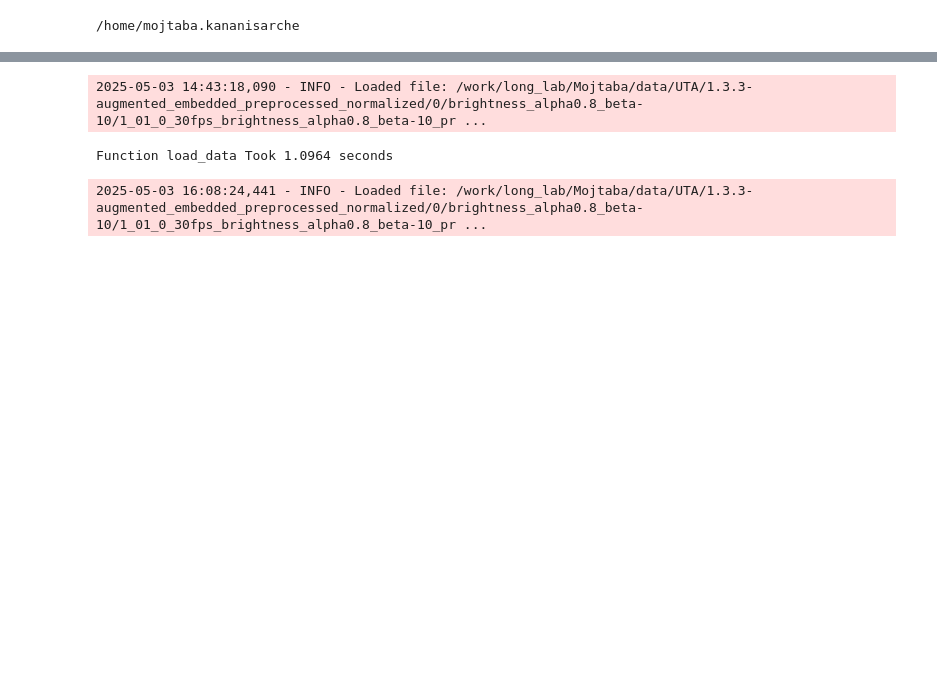
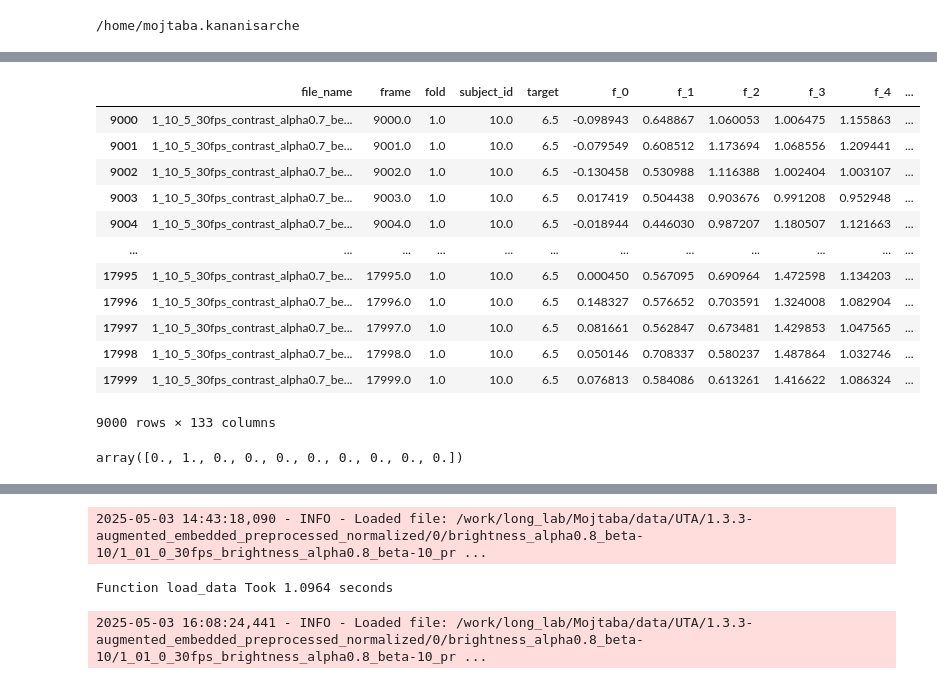
Before and after one commit to Roobahist/fatigue-detection, a Jupyter notebook: temp/temp.ipynb, the cells around one changed output, grey strips where cells are left out. Saved outputs shown, nothing was run; the diff lists cells and outputs as text; code cells hidden in the pictures; blank space fills up the shorter version.

```diff
--- a/temp/temp.ipynb
+++ b/temp/temp.ipynb
@@ -4,0 +20,3 @@
+# %%
+a = np.empty(5, dtype='object')
+a[6] = 1
@@ -4,0 +491,33 @@
+# %%
+b.index = a
+# %%
+b
+# %% [output]
+|  | file_name | frame | fold | subject_id | target | f_0 | f_1 | f_2 | f_3 | f_4 | ... |
+| 9000 | 1_10_5_30fps_contrast_alpha0.7_be... | 9000.0 | 1.0 | 10.0 | 6.5 | -0.098943 | 0.648867 | 1.060053 | 1.006475 | 1.155863 | ... |
+| 9001 | 1_10_5_30fps_contrast_alpha0.7_be... | 9001.0 | 1.0 | 10.0 | 6.5 | -0.079549 | 0.608512 | 1.173694 | 1.068556 | 1.209441 | ... |
+| 9002 | 1_10_5_30fps_contrast_alpha0.7_be... | 9002.0 | 1.0 | 10.0 | 6.5 | -0.130458 | 0.530988 | 1.116388 | 1.002404 | 1.003107 | ... |
+| 9003 | 1_10_5_30fps_contrast_alpha0.7_be... | 9003.0 | 1.0 | 10.0 | 6.5 | 0.017419 | 0.504438 | 0.903676 | 0.991208 | 0.952948 | ... |
+| 9004 | 1_10_5_30fps_contrast_alpha0.7_be... | 9004.0 | 1.0 | 10.0 | 6.5 | -0.018944 | 0.446030 | 0.987207 | 1.180507 | 1.121663 | ... |
+| ... | ... | ... | ... | ... | ... | ... | ... | ... | ... | ... | ... |
+| 17995 | 1_10_5_30fps_contrast_alpha0.7_be... | 17995.0 | 1.0 | 10.0 | 6.5 | 0.000450 | 0.567095 | 0.690964 | 1.472598 | 1.134203 | ... |
+| 17996 | 1_10_5_30fps_contrast_alpha0.7_be... | 17996.0 | 1.0 | 10.0 | 6.5 | 0.148327 | 0.576652 | 0.703591 | 1.324008 | 1.082904 | ... |
+| 17997 | 1_10_5_30fps_contrast_alpha0.7_be... | 17997.0 | 1.0 | 10.0 | 6.5 | 0.081661 | 0.562847 | 0.673481 | 1.429853 | 1.047565 | ... |
+| 17998 | 1_10_5_30fps_contrast_alpha0.7_be... | 17998.0 | 1.0 | 10.0 | 6.5 | 0.050146 | 0.708337 | 0.580237 | 1.487864 | 1.032746 | ... |
+| 17999 | 1_10_5_30fps_contrast_alpha0.7_be... | 17999.0 | 1.0 | 10.0 | 6.5 | 0.076813 | 0.584086 | 0.613261 | 1.416622 | 1.086324 | ... |
+9000 rows × 133 columns
+# %%
+    print("predicting")
+    if type(x) == MyDataGenerator:
+        y_pred = np.zeros(len(y_true))
+        batch_size = x.batch_size
+        num_batches = len(x)
+        for i in range(num_batches):
+            y_pred_temp = model.predict(x.__getitem__(i), verbose=0).flatten()
+            y_pred[i*batch_size : i*batch_size + len(y_pred_temp)] = y_pred_temp
+            assert (i!=num_batches or len(y_pred_temp)==batch_size), f"Batch {i} Incomplete, expected {batch_size} but received {len(y_pred_temp)} "
+
+        y_true = x.true_labels['y']
+        group_identifiers = x.true_labels['g']
+# %% [output]
+array([0., 1., 0., 0., 0., 0., 0., 0., 0., 0.])
```
Also changed, not shown: parts of 15 cells of this notebook.
